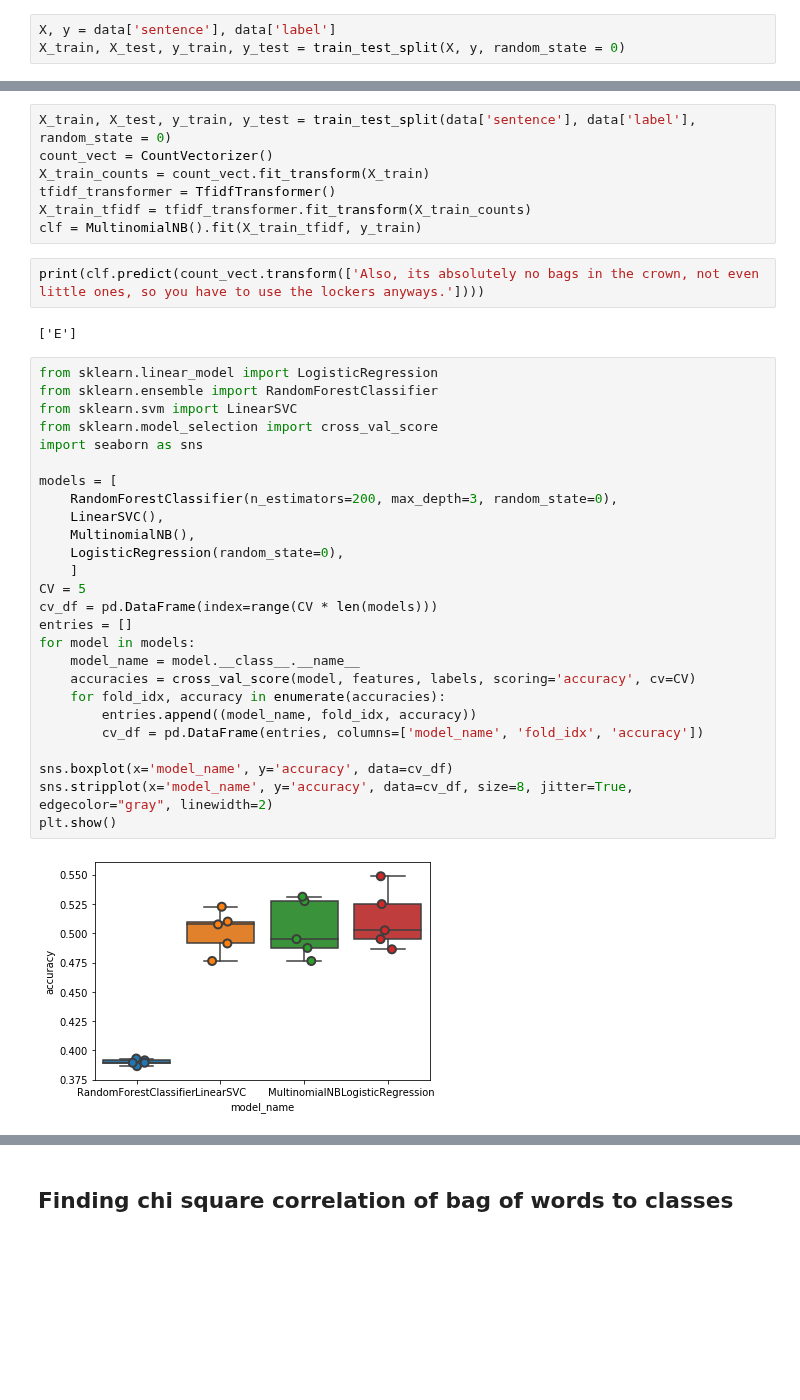
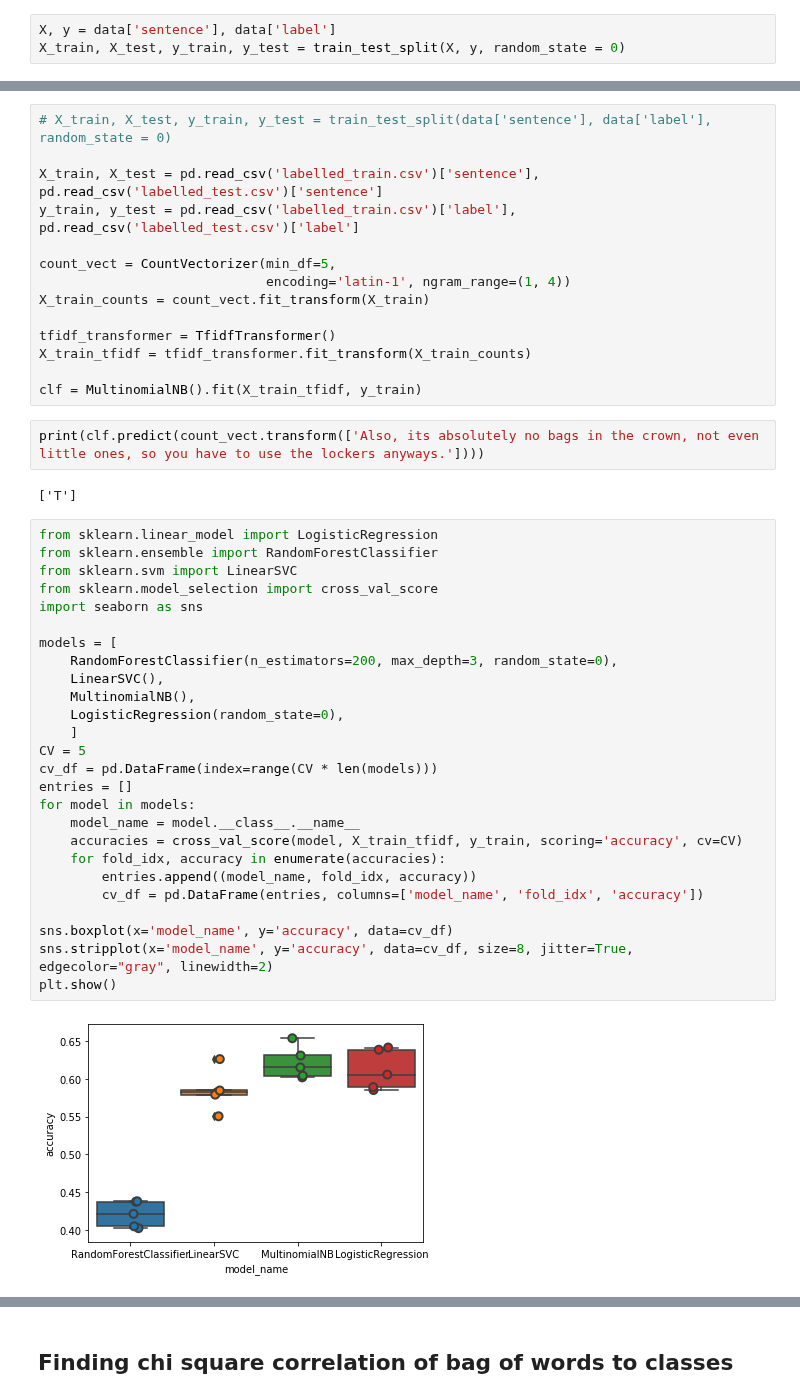
Before and after one commit to JohnHoos/tripadvisor-capstone, a Jupyter notebook: naive-supervised.ipynb, the cells around one changed output, grey strips where cells are left out. Drawn from its saved outputs; the diff is of its cells as text; blank space fills up the shorter version.

```diff
--- a/naive-supervised.ipynb
+++ b/naive-supervised.ipynb
@@ -52,39 +52,46 @@ features.shape
 # %%
-X_train, X_test, y_train, y_test = train_test_split(data['sentence'], data['label'], random_state = 0)
-count_vect = CountVectorizer()
+# X_train, X_test, y_train, y_test = train_test_split(data['sentence'], data['label'], random_state = 0)
+
+X_train, X_test = pd.read_csv('labelled_train.csv')['sentence'], pd.read_csv('labelled_test.csv')['sentence']
+y_train, y_test = pd.read_csv('labelled_train.csv')['label'], pd.read_csv('labelled_test.csv')['label']
+
+count_vect = CountVectorizer(min_df=5,
+                             encoding='latin-1', ngram_range=(1, 4))
 X_train_counts = count_vect.fit_transform(X_train)
+
 tfidf_transformer = TfidfTransformer()
 X_train_tfidf = tfidf_transformer.fit_transform(X_train_counts)
+
 clf = MultinomialNB().fit(X_train_tfidf, y_train)
 # %%
 print(clf.predict(count_vect.transform(['Also, its absolutely no bags in the crown, not even little ones, so you have to use the lockers anyways.'])))
 # %% [output]
-['E']
+['T']
 # %%
 from sklearn.linear_model import LogisticRegression
 from sklearn.ensemble import RandomForestClassifier
 from sklearn.svm import LinearSVC
 from sklearn.model_selection import cross_val_score
 import seaborn as sns
 
 models = [
     RandomForestClassifier(n_estimators=200, max_depth=3, random_state=0),
     LinearSVC(),
     MultinomialNB(),
     LogisticRegression(random_state=0),
     ]
 CV = 5
 cv_df = pd.DataFrame(index=range(CV * len(models)))
 entries = []
 for model in models:
     model_name = model.__class__.__name__
-    accuracies = cross_val_score(model, features, labels, scoring='accuracy', cv=CV)
+    accuracies = cross_val_score(model, X_train_tfidf, y_train, scoring='accuracy', cv=CV)
     for fold_idx, accuracy in enumerate(accuracies):
         entries.append((model_name, fold_idx, accuracy))
         cv_df = pd.DataFrame(entries, columns=['model_name', 'fold_idx', 'accuracy'])
 
 sns.boxplot(x='model_name', y='accuracy', data=cv_df)
 sns.stripplot(x='model_name', y='accuracy', data=cv_df, size=8, jitter=True, edgecolor="gray", linewidth=2)
 plt.show()
 # %% [output]
-[figure, old version]
+[figure, new version]
```
Also changed, not shown: parts of 38 cells of this notebook, 1 other file.
